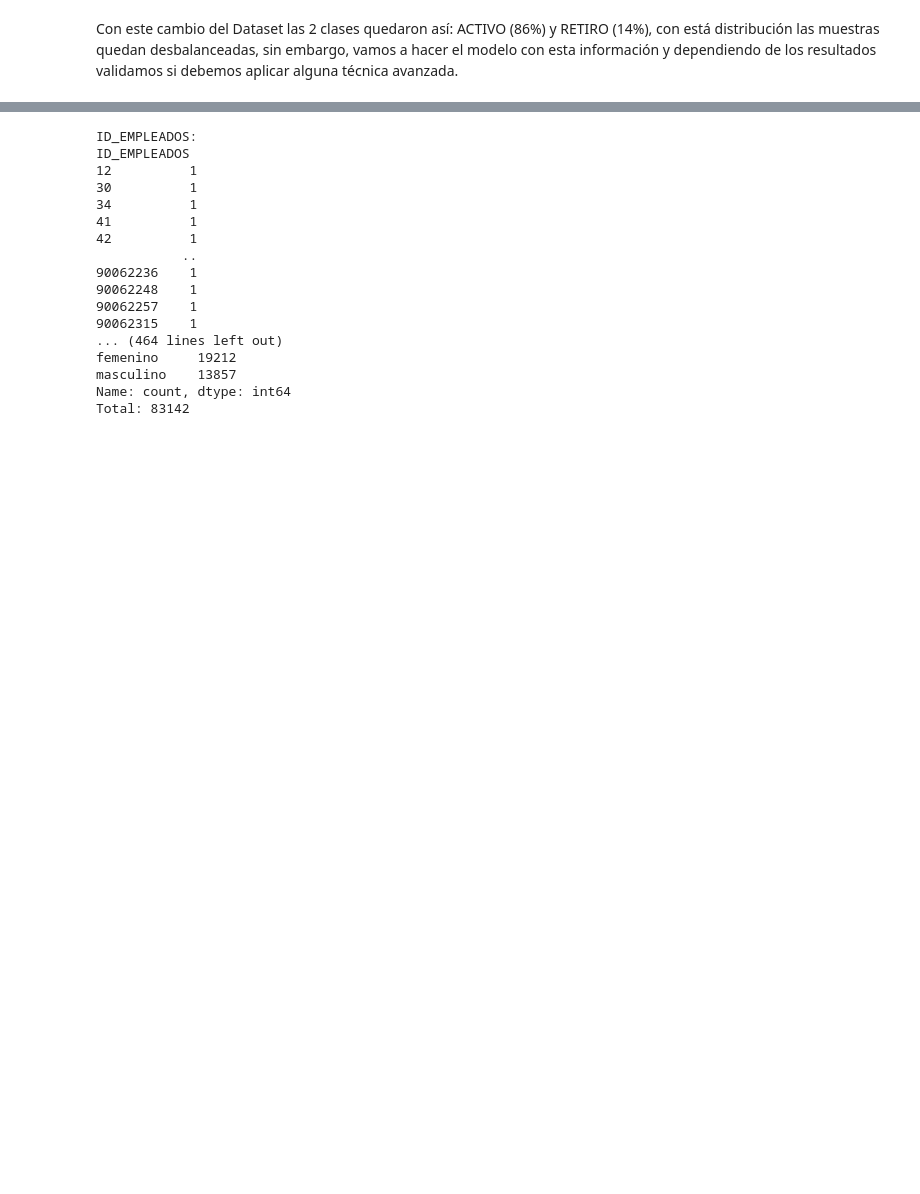
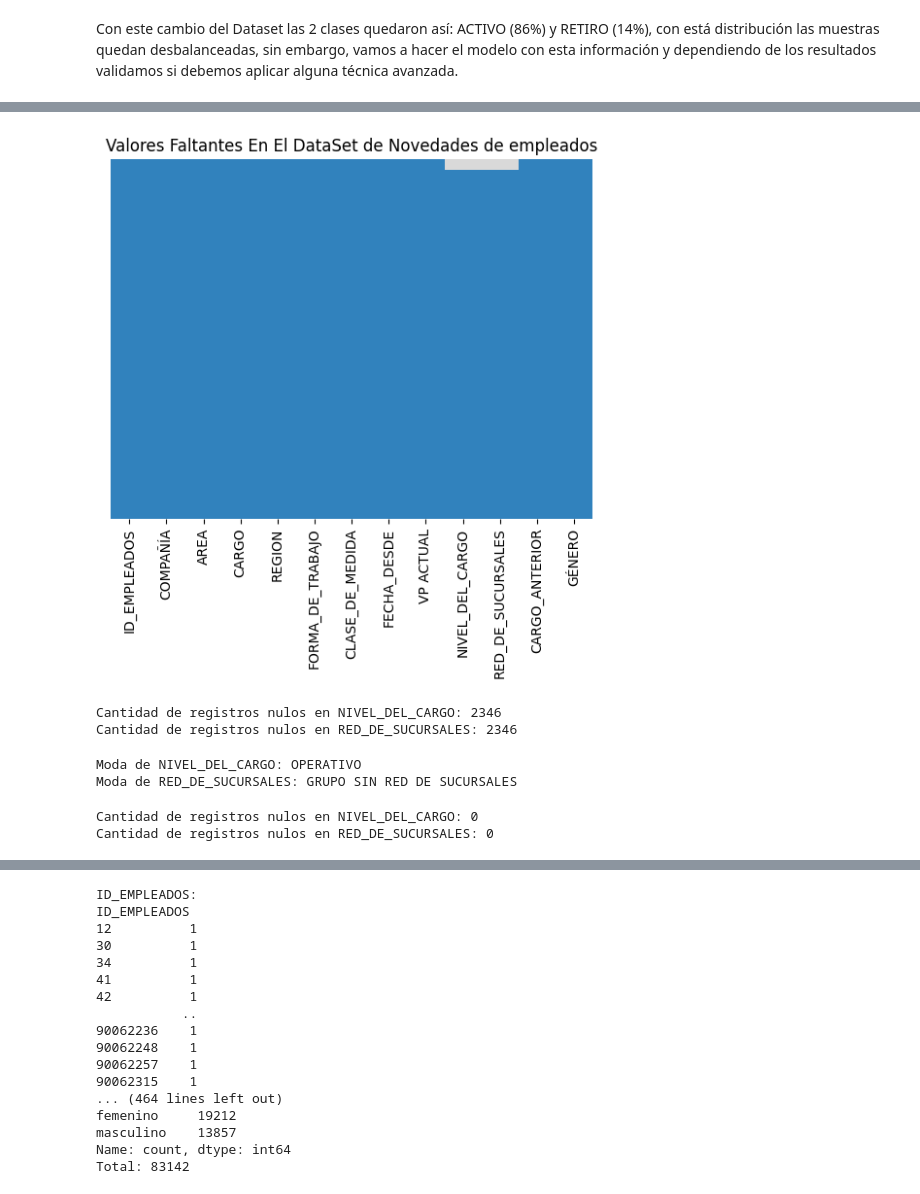
Before and after one commit to jforero281/Proyecto_Modelo_Retiros_Voluntarios, a Jupyter notebook: Proyecto_ciencia_de_datos.ipynb, the cells around one changed output, grey strips where cells are left out. Drawn from its saved outputs; the diff is of its cells as text; code cells hidden in the pictures; blank space fills up the shorter version.

```diff
--- a/Proyecto_ciencia_de_datos.ipynb
+++ b/Proyecto_ciencia_de_datos.ipynb
@@ -250,0 +363,29 @@ Con este cambio del Dataset las 2 clases quedaron así: ACTIVO (86%) y RETIRO (1
+# %%
+#Haciendo un análisis de los campos nulos (faltantes) en el dataset, se puede afirmar que los campos: área, VP Actual y cargo anterior se pueden diligenciar con NO APLICA, porque algunos de estos pueden ser contrataciones, y al ser una contratación nueva no le han asignado aún el área, la vicepresidencia y no tenian cargo actual
+
+#En ese sentido, se reemplazan los valores nulos por NO APLICA
+retiros_modelo['AREA'].fillna('NO APLICA', inplace=True)
+retiros_modelo['VP ACTUAL'].fillna('NO APLICA', inplace=True)
+retiros_modelo['CARGO_ANTERIOR'].fillna('NO APLICA', inplace=True)
+# %%
+#Validamos nuevamente los datos faltantes
+sns.heatmap(retiros_modelo.isnull(), yticklabels=False, cbar=False, cmap='tab20c')
+plt.title('Valores Faltantes En El DataSet de Novedades de empleados')
+plt.show()
+# %% [output]
+[figure, added]
+# %%
+#Según la validación y el gráfico anterior, solo tendríamos nulos en NIVEL_DEL_CARGO y RED_DE_SUCURSALES, vamos a conocer cuantos registros son
+print("Cantidad de registros nulos en NIVEL_DEL_CARGO:", retiros_modelo['NIVEL_DEL_CARGO'].isnull().sum())
+print("Cantidad de registros nulos en RED_DE_SUCURSALES:", retiros_modelo['RED_DE_SUCURSALES'].isnull().sum())
+# %% [output]
+Cantidad de registros nulos en NIVEL_DEL_CARGO: 2346
+Cantidad de registros nulos en RED_DE_SUCURSALES: 2346
+# %%
+#Son exactamente la misma cantidad de registros, es una proporción relativamente pequeña con respecto al dataset completo, pero, son registros que no podemos eliminar, por ese motivo vamos a imputar con la moda ya que son datos categoricos
+#primero conocemos las medidas de tendencia central de los campos que tienen nulos
+print("Moda de NIVEL_DEL_CARGO:", retiros_modelo['NIVEL_DEL_CARGO'].mode()[0])
+print("Moda de RED_DE_SUCURSALES:", retiros_modelo['RED_DE_SUCURSALES'].mode()[0])
+# %% [output]
+Moda de NIVEL_DEL_CARGO: OPERATIVO
+Moda de RED_DE_SUCURSALES: GRUPO SIN RED DE SUCURSALES
@@ -250,0 +397,7 @@ Con este cambio del Dataset las 2 clases quedaron así: ACTIVO (86%) y RETIRO (1
+# %%
+#Validamos finalmente la cantidad de nulos que tenemos en el dataset
+print("Cantidad de registros nulos en NIVEL_DEL_CARGO:", retiros_modelo['NIVEL_DEL_CARGO'].isnull().sum())
+print("Cantidad de registros nulos en RED_DE_SUCURSALES:", retiros_modelo['RED_DE_SUCURSALES'].isnull().sum())
+# %% [output]
+Cantidad de registros nulos en NIVEL_DEL_CARGO: 0
+Cantidad de registros nulos en RED_DE_SUCURSALES: 0
```
Also changed, not shown: parts of 22 cells of this notebook.
